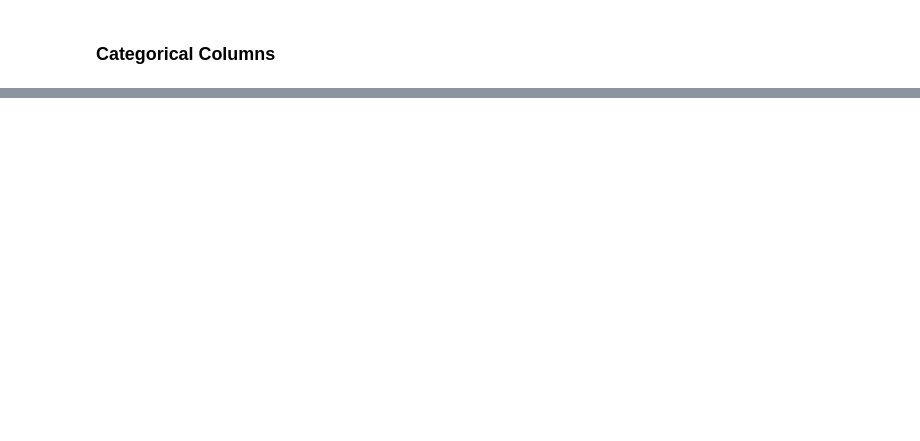
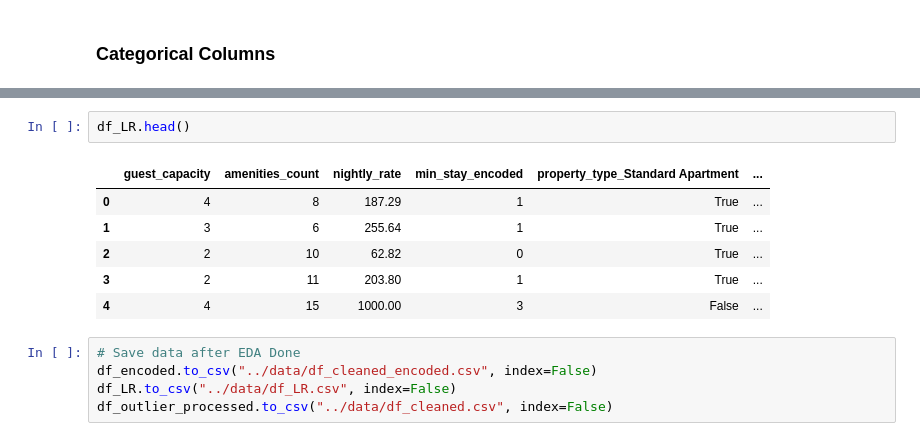
Before and after one commit to ychia112/Airbnb-Data-Mining-Project, a Jupyter notebook: notebooks/01_EDA.ipynb, the cells around one changed output, grey strips where cells are left out. Cells and saved outputs as stored; diff of their text form; blank space fills up the shorter version.

Commit message:
0503 01_EDA done

```diff
--- a/notebooks/01_EDA.ipynb
+++ b/notebooks/01_EDA.ipynb
@@ -275,0 +289,14 @@ plot_boxplots(df, cat_cols, target)
+# %%
+df_LR.head()
+# %% [output]
+|  | guest_capacity | amenities_count | nightly_rate | min_stay_encoded | property_type_Standard Apartment | ... |
+| 0 | 4 | 8 | 187.29 | 1 | True | ... |
+| 1 | 3 | 6 | 255.64 | 1 | True | ... |
+| 2 | 2 | 10 | 62.82 | 0 | True | ... |
+| 3 | 2 | 11 | 203.80 | 1 | True | ... |
+| 4 | 4 | 15 | 1000.00 | 3 | False | ... |
+# %%
+# Save data after EDA Done
+df_encoded.to_csv("../data/df_cleaned_encoded.csv", index=False)
+df_LR.to_csv("../data/df_LR.csv", index=False)
+df_outlier_processed.to_csv("../data/df_cleaned.csv", index=False)
```
Also changed, not shown: parts of 11 cells of this notebook, 1 other file.
